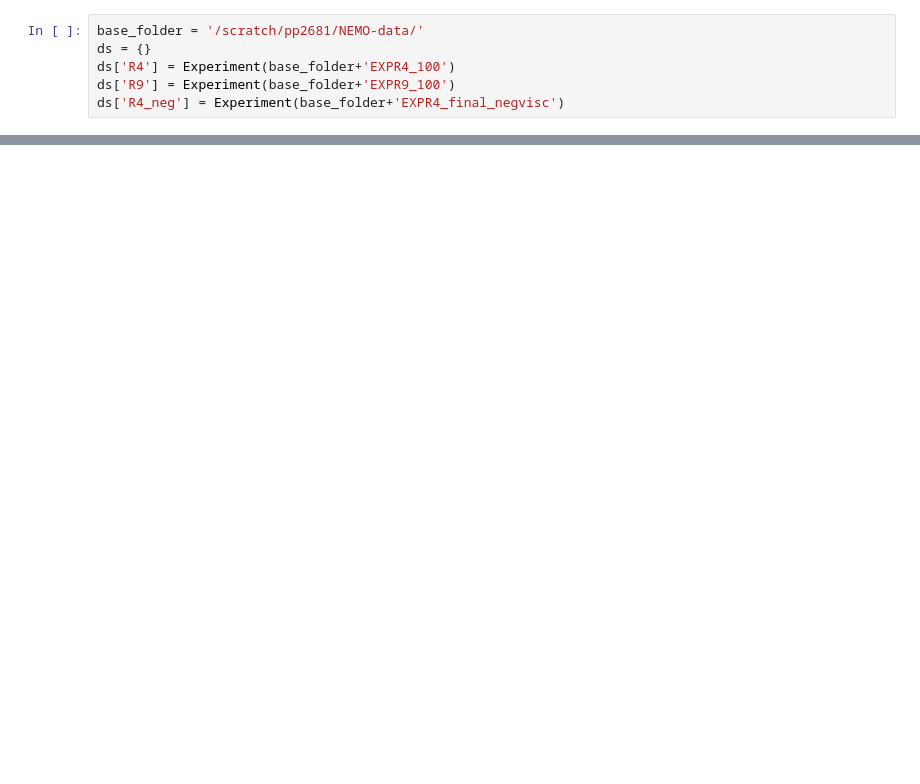
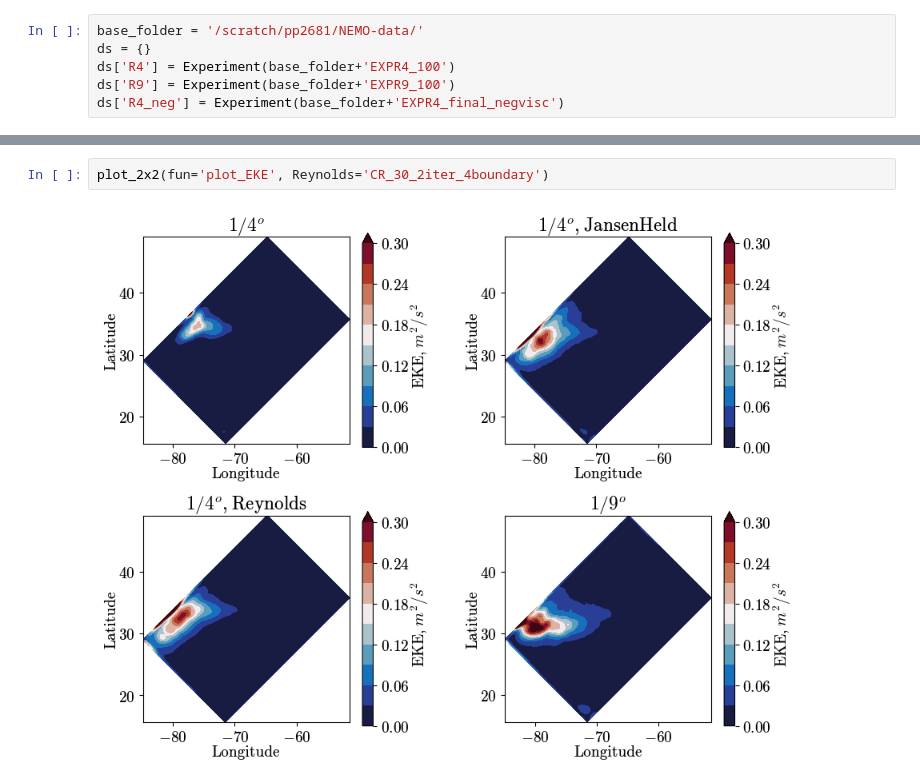
Before and after one commit to Pperezhogin/NEMO-Reynolds, a Jupyter notebook: best-experiment.ipynb, the cells around one changed output, grey strips where cells are left out. Drawn from its saved outputs; the diff is of its cells as text; blank space fills up the shorter version.

```diff
--- a/best-experiment.ipynb
+++ b/best-experiment.ipynb
@@ -51,0 +62,4 @@ plt.savefig('R4_SST.pdf')
+# %%
+plot_2x2(fun='plot_EKE', Reynolds='CR_30_2iter_4boundary')
+# %% [output]
+[figure, added]
```
Also changed, not shown: parts of 20 cells of this notebook, 1 other file.
